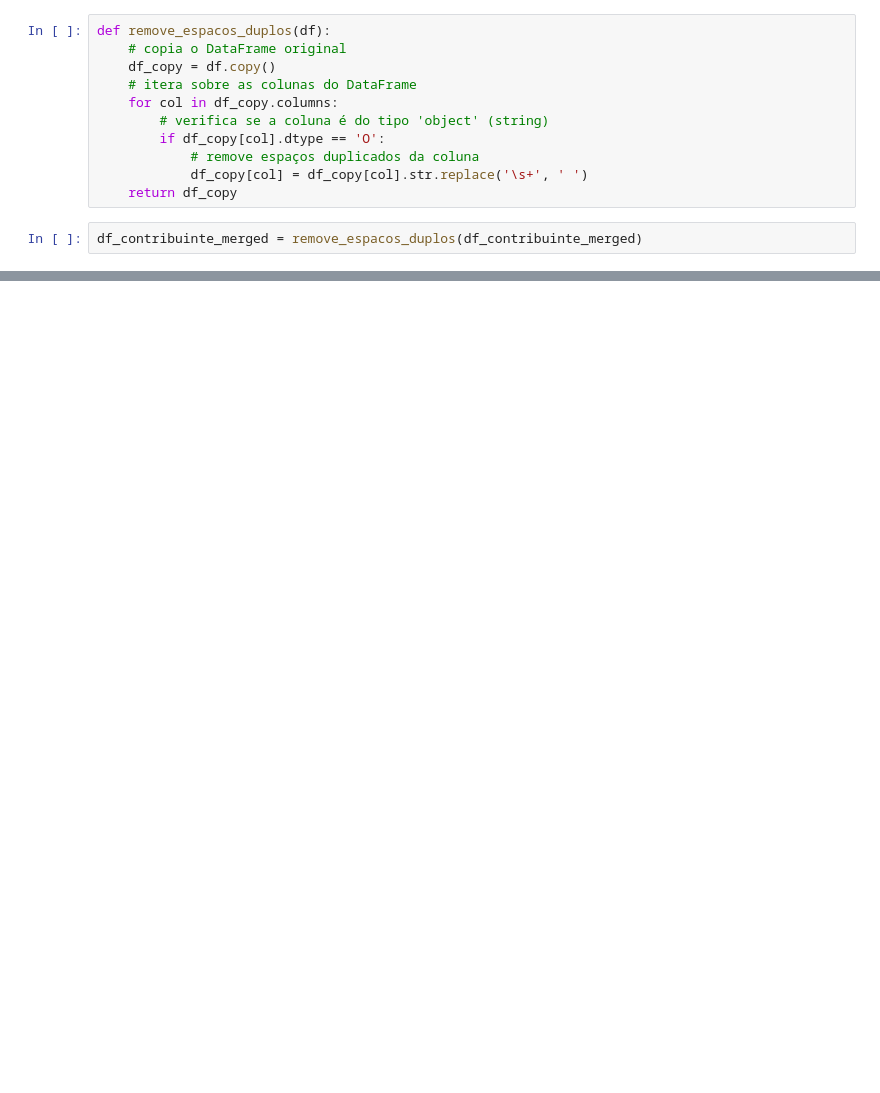
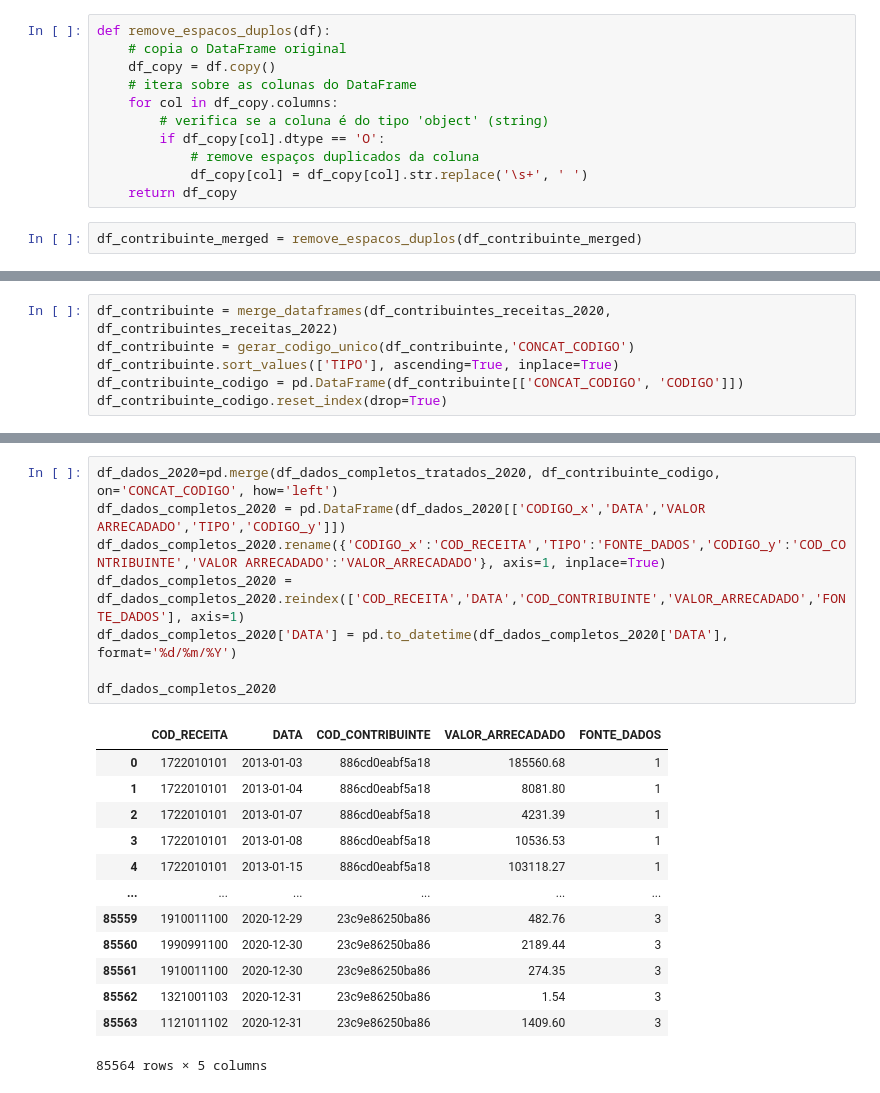
Before and after one commit to AllysonAbreu/dw_contas_publicas_2022, a Jupyter notebook: TCC2/dados/03_dados_carga/tratamento_receitas_carga.ipynb, the cells around one changed output, grey strips where cells are left out. Drawn from its saved outputs; the diff is of its cells as text; blank space fills up the shorter version.

```diff
--- a/TCC2/dados/03_dados_carga/carga_dim_contribuinte.ipynb
+++ b/TCC2/dados/03_dados_carga/tratamento_receitas_carga.ipynb
@@ -559,0 +582,6 @@ with open('dados_contribuintes.csv', 'w', encoding='utf-8', newline='') as f:
+# %%
+df_contribuinte = merge_dataframes(df_contribuintes_receitas_2020, df_contribuintes_receitas_2022)
+df_contribuinte = gerar_codigo_unico(df_contribuinte,'CONCAT_CODIGO')
+df_contribuinte.sort_values(['TIPO'], ascending=True, inplace=True)
+df_contribuinte_codigo = pd.DataFrame(df_contribuinte[['CONCAT_CODIGO', 'CODIGO']])
+df_contribuinte_codigo.reset_index(drop=True)
@@ -559,0 +611,22 @@ with open('dados_contribuintes.csv', 'w', encoding='utf-8', newline='') as f:
+# %%
+df_dados_2020=pd.merge(df_dados_completos_tratados_2020, df_contribuinte_codigo, on='CONCAT_CODIGO', how='left')
+df_dados_completos_2020 = pd.DataFrame(df_dados_2020[['CODIGO_x','DATA','VALOR ARRECADADO','TIPO','CODIGO_y']])
+df_dados_completos_2020.rename({'CODIGO_x':'COD_RECEITA','TIPO':'FONTE_DADOS','CODIGO_y':'COD_CONTRIBUINTE','VALOR ARRECADADO':'VALOR_ARRECADADO'}, axis=1, inplace=True)
+df_dados_completos_2020 = df_dados_completos_2020.reindex(['COD_RECEITA','DATA','COD_CONTRIBUINTE','VALOR_ARRECADADO','FONTE_DADOS'], axis=1)
+df_dados_completos_2020['DATA'] = pd.to_datetime(df_dados_completos_2020['DATA'], format='%d/%m/%Y')
+
+df_dados_completos_2020
+# %% [output]
+|  | COD_RECEITA | DATA | COD_CONTRIBUINTE | VALOR_ARRECADADO | FONTE_DADOS |
+| 0 | 1722010101 | 2013-01-03 | 886cd0eabf5a18 | 185560.68 | 1 |
+| 1 | 1722010101 | 2013-01-04 | 886cd0eabf5a18 | 8081.80 | 1 |
+| 2 | 1722010101 | 2013-01-07 | 886cd0eabf5a18 | 4231.39 | 1 |
+| 3 | 1722010101 | 2013-01-08 | 886cd0eabf5a18 | 10536.53 | 1 |
+| 4 | 1722010101 | 2013-01-15 | 886cd0eabf5a18 | 103118.27 | 1 |
+| ... | ... | ... | ... | ... | ... |
+| 85559 | 1910011100 | 2020-12-29 | 23c9e86250ba86 | 482.76 | 3 |
+| 85560 | 1990991100 | 2020-12-30 | 23c9e86250ba86 | 2189.44 | 3 |
+| 85561 | 1910011100 | 2020-12-30 | 23c9e86250ba86 | 274.35 | 3 |
+| 85562 | 1321001103 | 2020-12-31 | 23c9e86250ba86 | 1.54 | 3 |
+| 85563 | 1121011102 | 2020-12-31 | 23c9e86250ba86 | 1409.60 | 3 |
+85564 rows × 5 columns
```
Also changed, not shown: parts of 13 cells of this notebook, 14 other files.
